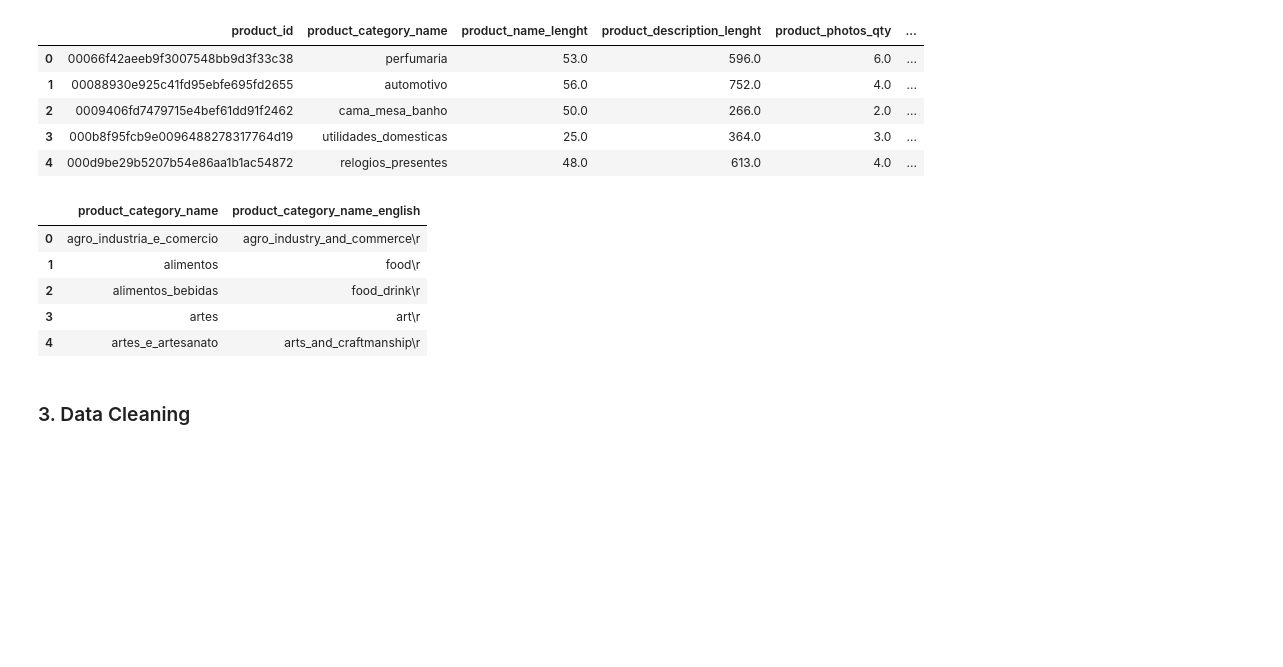
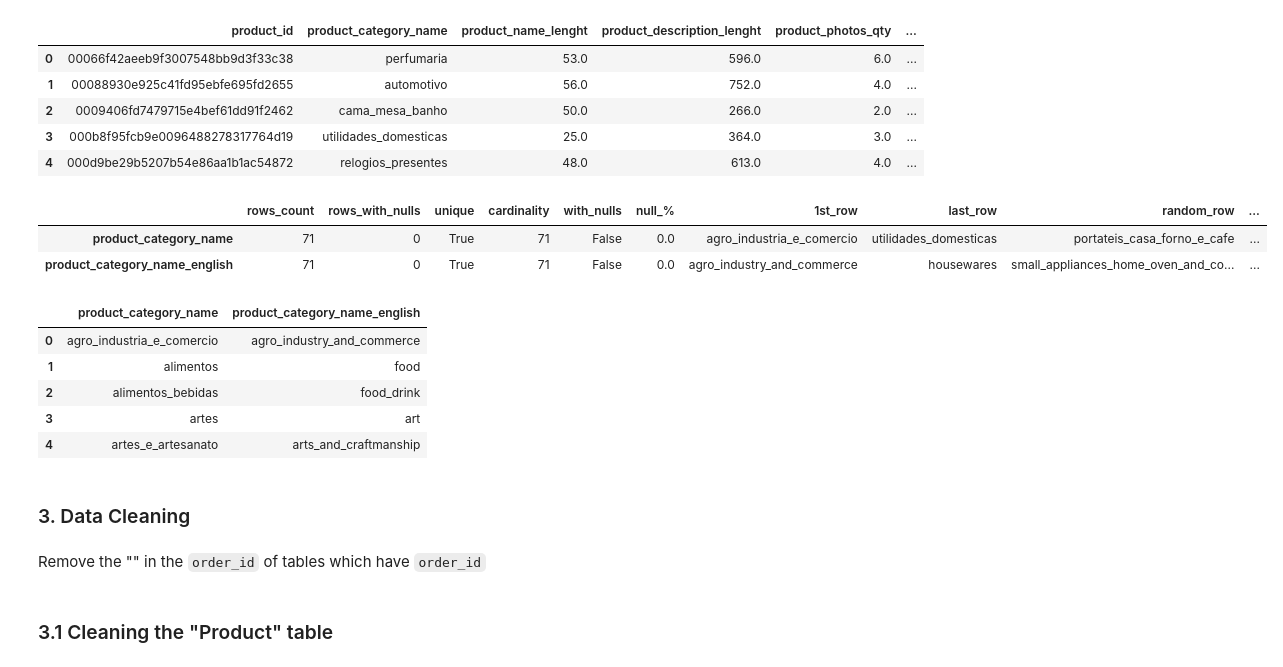
Before and after one commit to Lily-ThuPham/ECommerce-Analytics-CustomerSegmentation-Report, a Jupyter notebook: code/Data_preparation.ipynb, the cells around one changed output. Saved outputs shown, nothing was run; the diff lists cells and outputs as text; code cells hidden in the pictures; blank space fills up the shorter version.

Commit message:
Complete cleaning data code

```diff
--- a/code/Data_preparation.ipynb
+++ b/code/Data_preparation.ipynb
@@ -278,13 +348,20 @@ display(product_df.head(5))
 | 4 | 000d9be29b5207b54e86aa1b1ac54872 | relogios_presentes | 48.0 | 613.0 | 4.0 | ... |
 # %%
 # 9. Examine the "english product name table"
+examine_product_eng_name = examine_data(product_name_eng)
+display(examine_product_eng_name)
 display(product_name_eng.head(5))
 # %% [output]
-|  | product_category_name | product_category_name_english |
-| 0 | agro_industria_e_comercio | agro_industry_and_commerce\r |
-| 1 | alimentos | food\r |
-| 2 | alimentos_bebidas | food_drink\r |
-| 3 | artes | art\r |
-| 4 | artes_e_artesanato | arts_and_craftmanship\r |
+|  | rows_count | rows_with_nulls | unique | cardinality | with_nulls | null_% | 1st_row | last_row | random_row | ... |
+| product_category_name | 71 | 0 | True | 71 | False | 0.0 | agro_industria_e_comercio | utilidades_domesticas | portateis_casa_forno_e_cafe | ... |
+| product_category_name_english | 71 | 0 | True | 71 | False | 0.0 | agro_industry_and_commerce | housewares | small_appliances_home_oven_and_co... | ... |
+|  | product_category_name | product_category_name_english |
+| 0 | agro_industria_e_comercio | agro_industry_and_commerce |
+| 1 | alimentos | food |
+| 2 | alimentos_bebidas | food_drink |
+| 3 | artes | art |
+| 4 | artes_e_artesanato | arts_and_craftmanship |
 # %% [markdown]
 ### 3. Data Cleaning
+# %% [markdown]
+Remove the "" in the `order_id` of tables which have `order_id`
@@ -291,3 +375,5 @@ display(product_name_eng.head(5))
+# %% [markdown]
+### 3.1 Cleaning the "Product" table
 # %%
 # 1. Clean the product table and metadata
 # Remove "\r" from the "product_category_name_english" strings values
```
Also changed, not shown: parts of 42 cells of this notebook.
